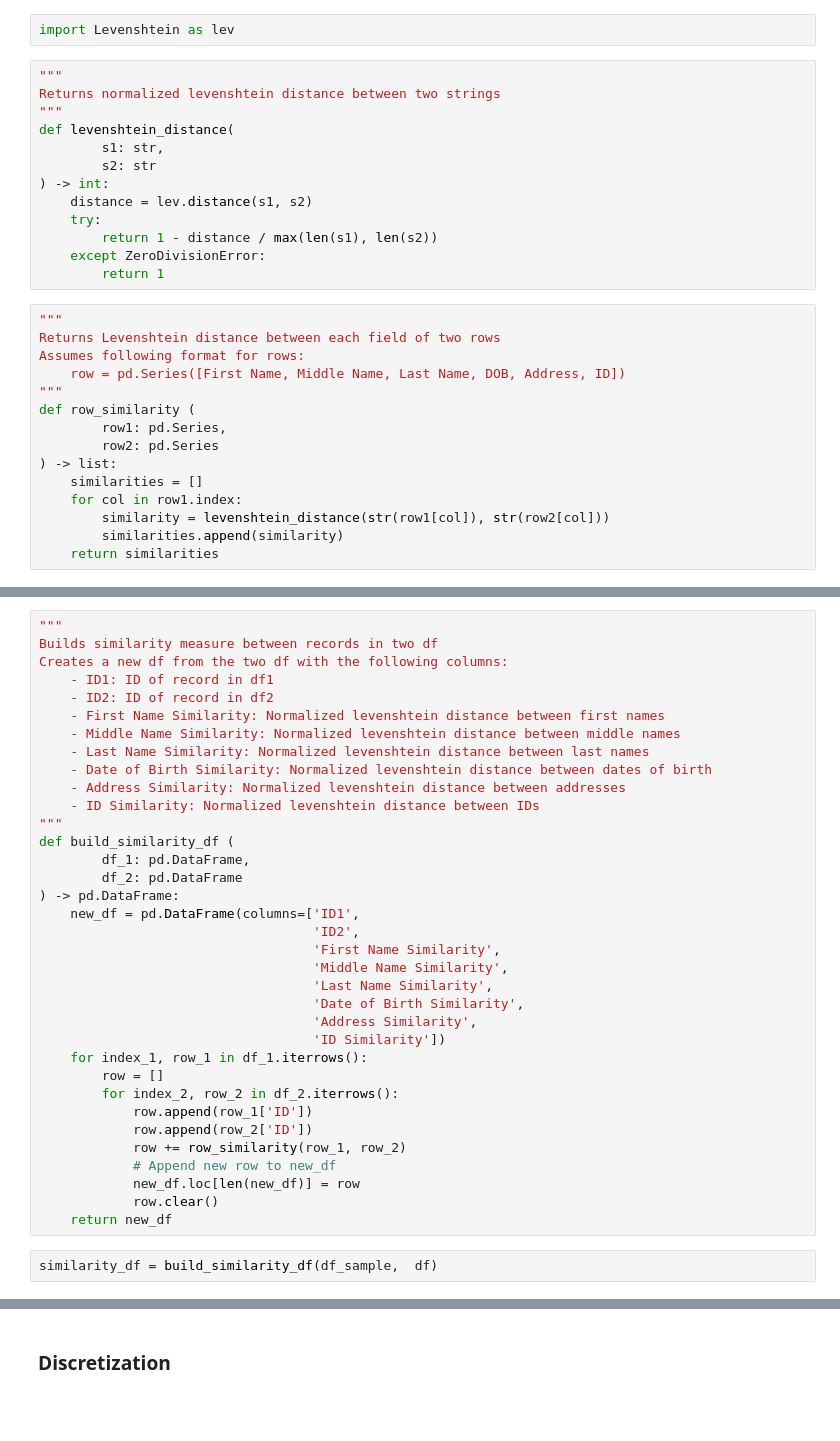
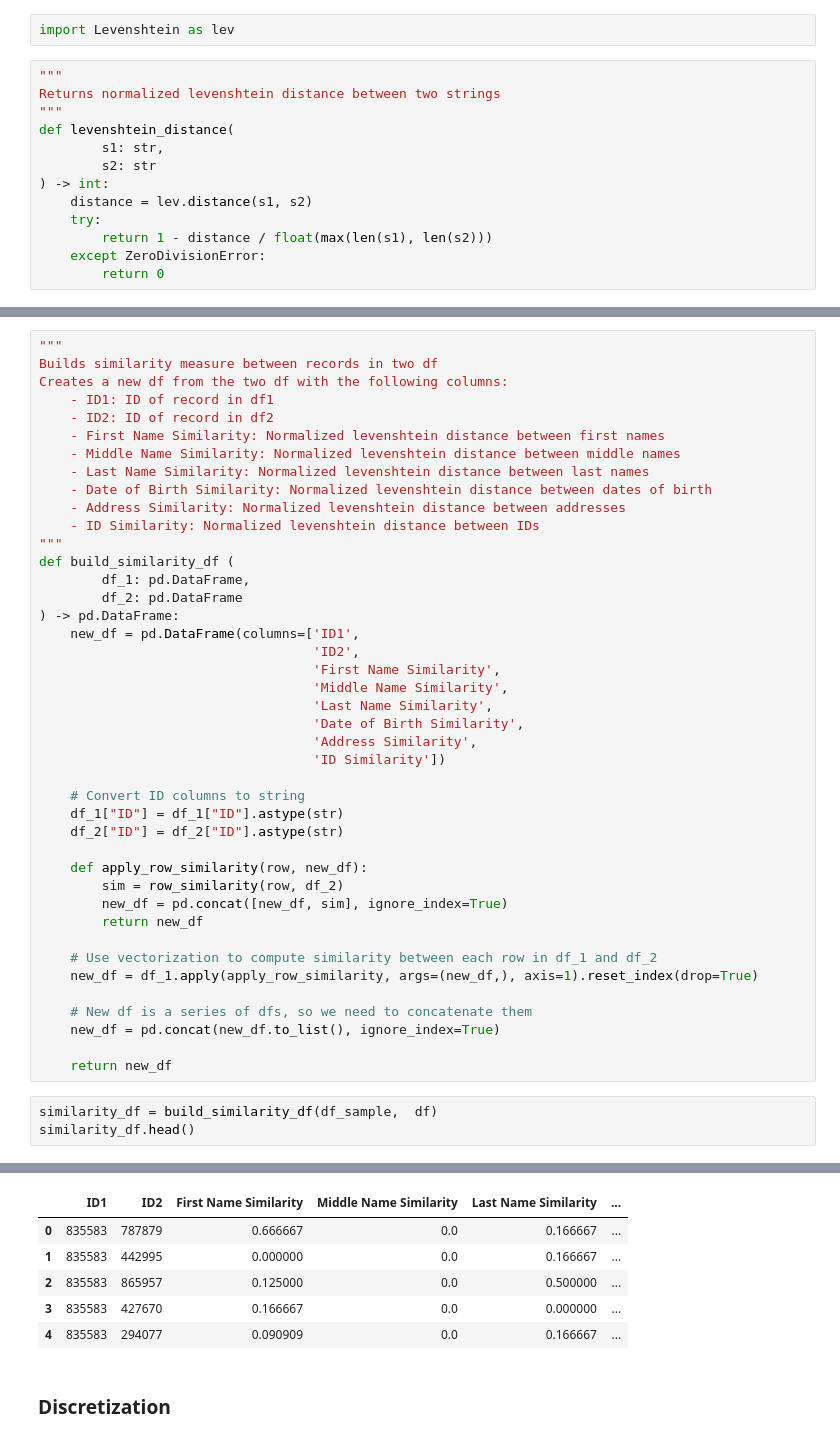
Before and after one commit to danaiamirali/hnb-identity-matching, a Jupyter notebook: model.ipynb, the cells around one changed output, grey strips where cells are left out. Drawn from its saved outputs; the diff is of its cells as text; blank space fills up the shorter version.

```diff
--- a/model.ipynb
+++ b/model.ipynb
@@ -70,21 +88,6 @@ def levenshtein_distance(
 ) -> int:
     distance = lev.distance(s1, s2)
     try:
-        return 1 - distance / max(len(s1), len(s2))
+        return 1 - distance / float(max(len(s1), len(s2)))
     except ZeroDivisionError:
-        return 1
+        return 0
-# %%
-"""
-Returns Levenshtein distance between each field of two rows
-Assumes following format for rows:
-    row = pd.Series([First Name, Middle Name, Last Name, DOB, Address, ID])
-"""
-def row_similarity (
-        row1: pd.Series,
-        row2: pd.Series
-) -> list:
-    similarities = []
-    for col in row1.index:
-        similarity = levenshtein_distance(str(row1[col]), str(row2[col]))
-        similarities.append(similarity)
-    return similarities
@@ -113,16 +146,24 @@ def build_similarity_df (
                                    'Date of Birth Similarity',
                                    'Address Similarity',
                                    'ID Similarity'])
-    for index_1, row_1 in df_1.iterrows():
-        row = []
-        for index_2, row_2 in df_2.iterrows():
-            row.append(row_1['ID'])
-            row.append(row_2['ID'])
-            row += row_similarity(row_1, row_2)
-            # Append new row to new_df
-            new_df.loc[len(new_df)] = row
-            row.clear()
+
+    # Convert ID columns to string
+    df_1["ID"] = df_1["ID"].astype(str)
+    df_2["ID"] = df_2["ID"].astype(str)
+
+    def apply_row_similarity(row, new_df):
+        sim = row_similarity(row, df_2)
+        new_df = pd.concat([new_df, sim], ignore_index=True)
+        return new_df
+
+    # Use vectorization to compute similarity between each row in df_1 and df_2
+    new_df = df_1.apply(apply_row_similarity, args=(new_df,), axis=1).reset_index(drop=True)
+
+    # New df is a series of dfs, so we need to concatenate them
+    new_df = pd.concat(new_df.to_list(), ignore_index=True)
+
     return new_df
 # %%
 similarity_df = build_similarity_df(df_sample,  df)
+similarity_df.head()
 # %% [output]
@@ -130,2 +170,8 @@ KeyboardInterrupt:
+|  | ID1 | ID2 | First Name Similarity | Middle Name Similarity | Last Name Similarity | ... |
+| 0 | 835583 | 787879 | 0.666667 | 0.0 | 0.166667 | ... |
+| 1 | 835583 | 442995 | 0.000000 | 0.0 | 0.166667 | ... |
+| 2 | 835583 | 865957 | 0.125000 | 0.0 | 0.500000 | ... |
+| 3 | 835583 | 427670 | 0.166667 | 0.0 | 0.000000 | ... |
+| 4 | 835583 | 294077 | 0.090909 | 0.0 | 0.166667 | ... |
 # %% [markdown]
 ### Discretization
```
Also changed, not shown: parts of 24 cells of this notebook.
